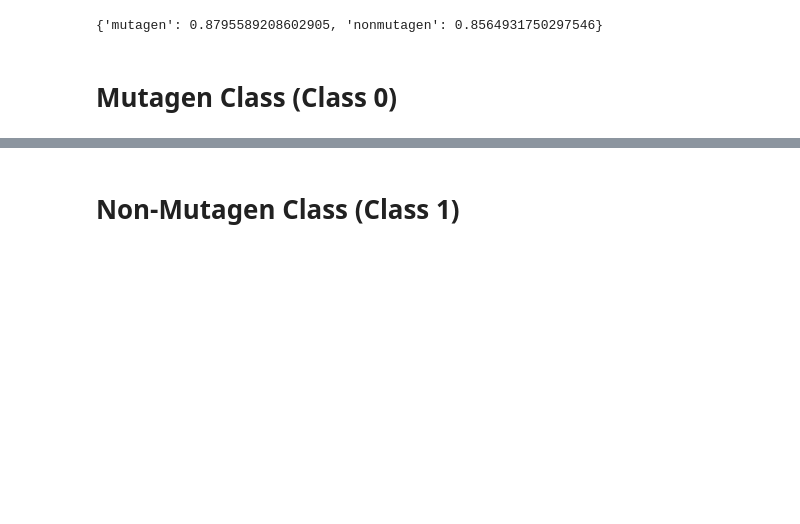
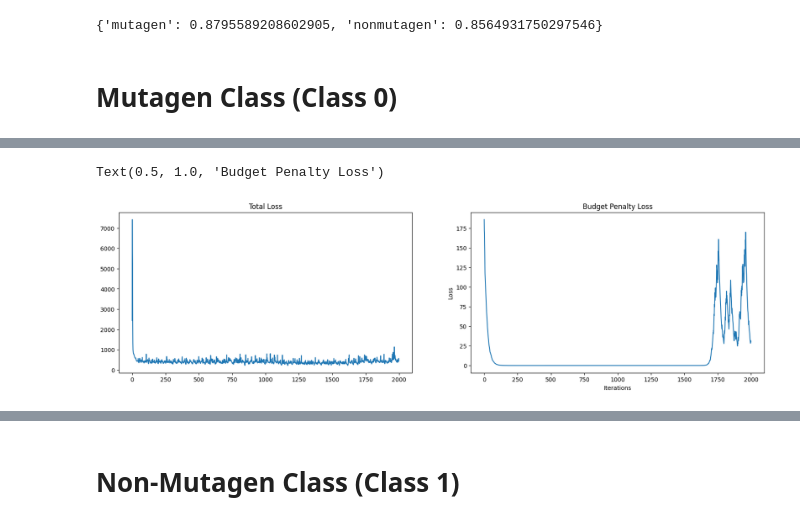
Before and after one commit to PranavNyati/GNNInterpreter_Exps, a Jupyter notebook: GNNInterpreter/model_explanation_mutagenicity_seed_fix.ipynb, the cells around one changed output, grey strips where cells are left out. Cells and saved outputs as stored; diff of their text form; code cells hidden in the pictures; blank space fills up the shorter version.

```diff
--- a/GNNInterpreter/model_explanation_mutagenicity_seed_fix.ipynb
+++ b/GNNInterpreter/model_explanation_mutagenicity_seed_fix.ipynb
@@ -38,7 +53,7 @@ sampler = {}
 cls_idx = 0
 trainer[cls_idx] = Trainer(
     sampler=(s := GraphSampler(
-        max_nodes=20,
+        max_nodes=30,
         num_node_cls=len(dataset.NODE_CLS),
         num_edge_cls=len(dataset.EDGE_CLS),
         seed=global_seed,
@@ -48,17 +63,18 @@ trainer[cls_idx] = Trainer(
     )),
     discriminator=model,
     criterion=WeightedCriterion([
-        dict(key="logits", criterion=ClassScoreCriterion(class_idx=cls_idx, mode='maximize'), weight=5),
+        dict(key="logits", criterion=ClassScoreCriterion(class_idx=cls_idx, mode='maximize'), weight=10),
         dict(key="embeds", criterion=EmbeddingCriterion(target_embedding=mean_embeds[cls_idx]), weight=10),
         dict(key="logits", criterion=MeanPenalty(), weight=0),
-        dict(key="omega", criterion=NormPenalty(order=1), weight=4),
-        dict(key="omega", criterion=NormPenalty(order=2), weight=4),
+        dict(key="omega", criterion=NormPenalty(order=1), weight=0.2),
+        dict(key="omega", criterion=NormPenalty(order=2), weight=1),
 #         dict(key="xi", criterion=NormPenalty(order=1), weight=0),
 #         dict(key="xi", criterion=NormPenalty(order=2), weight=0),
         # dict(key="eta", criterion=NormPenalty(order=1), weight=0),
         # dict(key="eta", criterion=NormPenalty(order=2), weight=0),
-        dict(key="theta_pairs", criterion=KLDivergencePenalty(binary=True), weight=5),
+        dict(key="theta_pairs", criterion=KLDivergencePenalty(binary=True), weight=1),
     ]),
+    # ged_closeness_criterion=GED_Closeness_Criterion(class_graphs=data_graphs[cls_idx], dataset_name='GED_Mutagenicity', discriminator=model, data_num_node_labels=len(dataset.NODE_CLS), k=10),
     optimizer=(o := torch.optim.SGD(s.parameters(), lr=1)),
     scheduler=torch.optim.lr_scheduler.ExponentialLR(o, gamma=1),
     dataset=dataset,
@@ -67,5 +83,3 @@ trainer[cls_idx] = Trainer(
     target_probs={cls_idx: (0.9, 1)},
     k_samples=16
 )
-# %%
-trainer[cls_idx].train(1000)
@@ -91,0 +86,2 @@ Prediction of the sample:  <generator object Trainer.train.<locals>.<genexpr> at
+# %%
+total_loss_list, budget_penalty_loss_list = trainer[cls_idx].train(2000)
@@ -92,2 +304,27 @@ Prediction of the sample:  <generator object Trainer.train.<locals>.<genexpr> at
+# %%
+# plot graphs for the total loss and budget penalty loss with respect to the number of iterations
+
+import matplotlib.pyplot as plt
+
+# print(type(total_loss_list[0]))
+# print(type(budget_penalty_loss_list[0]))
+# print(total_loss_list[0])
+# print(budget_penalty_loss_list[0])
+
+total_loss_list = [float(i) for i in total_loss_list]
+budget_penalty_loss_list = [float(i) for i in budget_penalty_loss_list]
+
+fig, ax = plt.subplots(1, 2, figsize=(20, 5))
+plt.xlabel('Iterations')
+plt.ylabel('Loss')
+
+ax[0].plot(total_loss_list)
+ax[0].set_title('Total Loss')
+
+ax[1].plot(budget_penalty_loss_list)
+ax[1].set_title('Budget Penalty Loss')
+# %% [output]
+Text(0.5, 1.0, 'Budget Penalty Loss')
+[figure, added]
 # %%
 G = trainer[cls_idx].evaluate(threshold=0.5, show=True)
```
Also changed, not shown: parts of 16 cells of this notebook, 28 other files.
